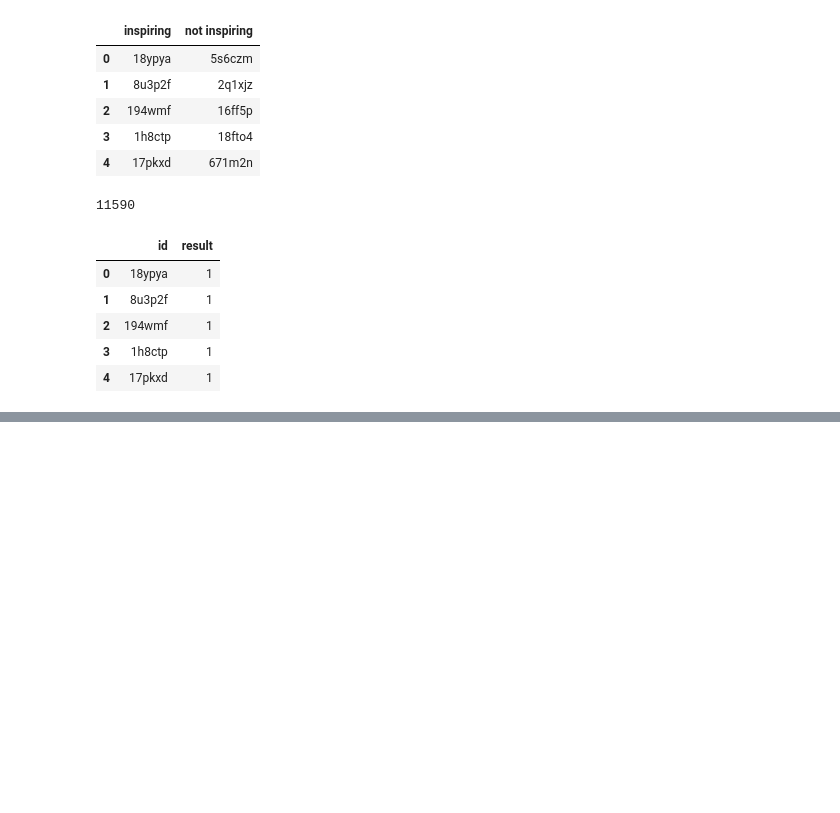
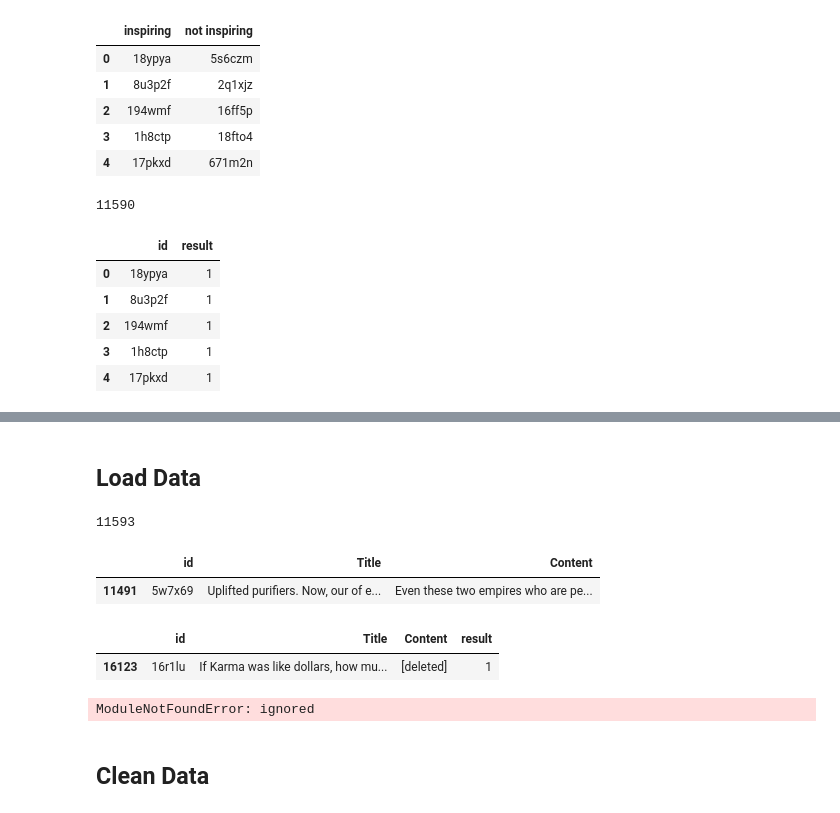
Before and after one commit to d141/Contagious-Inspiration, a Jupyter notebook: Train_Inspiration.ipynb, the cells around one changed output, grey strips where cells are left out. Cells and saved outputs as stored; diff of their text form; code cells hidden in the pictures; blank space fills up the shorter version.

```diff
--- a/Train_Inspiration.ipynb
+++ b/Train_Inspiration.ipynb
@@ -123,0 +127,2 @@ files.download('title_df.csv')
+# %% [markdown]
+## Load Data
@@ -123,0 +144,4 @@ files.download('title_df.csv')
+# %%
+len(content_df)
+# %% [output]
+11593
@@ -123,0 +152,36 @@ files.download('title_df.csv')
+# %%
+df.sample()
+# %% [output]
+|  | id | Title | Content |
+| 11491 | 5w7x69 | Uplifted purifiers. Now, our of e... | Even these two empires who are pe... |
+# %%
+#1=Inspiring
+#0=Not Inspiring
+
+result_df = pd.read_csv('ids_and_titles.csv')
+result_df = result_df.drop(columns=['Unnamed: 0','title'])
+result_df.result = result_df.result.astype(int)
+# %%
+new_df = df.merge(result_df, on='id', how='outer')
+new_df = new_df.drop_duplicates()
+# %%
+new_df = new_df.dropna()
+# %%
+new_df.result = new_df.result.astype(int)
+# %%
+#Verify that the rows are matched properly
+new_df.sample()
+# %% [output]
+|  | id | Title | Content | result |
+| 16123 | 16r1lu | If Karma was like dollars, how mu... | [deleted] | 1 |
+# %%
+import praw
+
+reddit = praw.Reddit(client_id='F77JkePeSXMBgL_u3m9CBQ',
+                     client_secret='DgQrUlyRndRlDYapNRD6GcOr_D_Vsg',
+                     user_agent='smm_project_21',
+                     check_for_async=False)
+
+sub = reddit.submission(id = '16r1lu')
+# %% [output]
+ModuleNotFoundError: ignored
@@ -123,0 +192,2 @@ files.download('title_df.csv')
+# %% [markdown]
+## Clean Data
```
Also changed, not shown: parts of 29 cells of this notebook.
